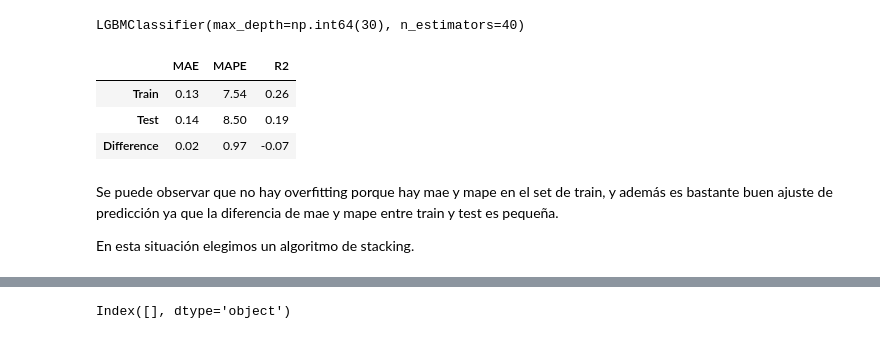
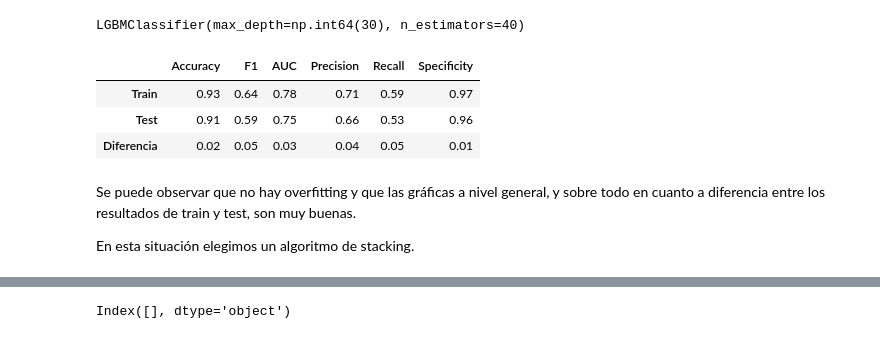
Before and after one commit to Sonmi-451-83/machine-learning-python, a Jupyter notebook: src/explore.ipynb, the cells around one changed output, grey strips where cells are left out. Cells and saved outputs as stored; diff of their text form; code cells hidden in the pictures.

```diff
--- a/src/explore.ipynb
+++ b/src/explore.ipynb
@@ -652,7 +671,5 @@ LGBMClassifier(max_depth=np.int64(30), n_estimators=40)
 # %%
 # Evalúo el modelo
 
-y_pred_train = np.exp(grid_search.best_estimator_.predict(X_train_sc))
-y_pred_test = np.exp(grid_search.best_estimator_.predict(X_test_sc))
-y_train_eu = np.exp(y_train)
-y_test_eu = np.exp(y_test)
+y_pred_train = grid_search.best_estimator_.predict(X_train_sc)
+y_pred_test = grid_search.best_estimator_.predict(X_test_sc)
@@ -684,13 +676,44 @@ def calculate_metrics(y_train, y_test, y_pred_train, y_pred_test):
-# %%
-calculate_metrics(y_train_eu, y_test_eu, y_pred_train, y_pred_test)
-# %% [output]
-|  | MAE | MAPE | R2 |
-| Train | 0.13 | 7.54 | 0.26 |
-| Test | 0.14 | 8.50 | 0.19 |
-| Difference | 0.02 | 0.97 | -0.07 |
+# %%
+def get_metrics(y_train, y_test, y_pred_train, y_pred_test):
+    # Calcular métricas para el conjunto de entrenamiento
+    train_accuracy = accuracy_score(y_train, y_pred_train)
+    train_f1 = f1_score(y_train, y_pred_train)
+    train_auc = roc_auc_score(y_train, y_pred_train)
+    train_precision = precision_score(y_train, y_pred_train)
+    train_recall = recall_score(y_train, y_pred_train)
+    train_specificity = specificity_score(y_train, y_pred_train)
+
+    # Calcular métricas para el conjunto de prueba
+    test_accuracy = accuracy_score(y_test, y_pred_test)
+    test_f1 = f1_score(y_test, y_pred_test)
+    test_auc = roc_auc_score(y_test, y_pred_test)
+    test_precision = precision_score(y_test, y_pred_test)
+    test_recall = recall_score(y_test, y_pred_test)
+    test_specificity = specificity_score(y_test, y_pred_test)
+
+    # Calcular la diferencia entre métricas de entrenamiento y prueba
+    diff_accuracy = train_accuracy - test_accuracy
+    diff_f1 = train_f1 - test_f1
+    diff_auc = train_auc - test_auc
+    diff_precision = train_precision - test_precision
+    diff_recall = train_recall - test_recall
+    diff_specificity = train_specificity - test_specificity
+
+    # Crear un DataFrame con los resultados
+    metrics_df = pd.DataFrame([[train_accuracy, train_f1, train_auc, train_precision, train_recall, train_specificity],[test_accuracy, test_f1, test_auc, test_precision, test_recall, test_specificity],[diff_accuracy, diff_f1, diff_auc, diff_precision, diff_recall, diff_specificity]],
+                              columns = ['Accuracy', 'F1', 'AUC', 'Precision', 'Recall', 'Specificity'],
+                              index = ['Train','Test', 'Diferencia'])
+
+    return metrics_df
+# %%
+get_metrics(y_train, y_test, y_pred_train, y_pred_test)
+# %% [output]
+|  | Accuracy | F1 | AUC | Precision | Recall | Specificity |
+| Train | 0.93 | 0.64 | 0.78 | 0.71 | 0.59 | 0.97 |
+| Test | 0.91 | 0.59 | 0.75 | 0.66 | 0.53 | 0.96 |
+| Diferencia | 0.02 | 0.05 | 0.03 | 0.04 | 0.05 | 0.01 |
 # %% [markdown]
-Se puede observar que no hay overfitting porque hay mae y mape en el set de train, y además es bastante buen ajuste de predicción
-ya que la diferencia de mae y mape entre train y test es pequeña.
+Se puede observar que no hay overfitting y que las gráficas a nivel general, y sobre todo en cuanto a diferencia entre los resultados de train y test, son muy buenas.
 
 En esta situación elegimos un algoritmo de stacking.
 # %%
```
Also changed, not shown: parts of 24 cells of this notebook, 1 other file.
